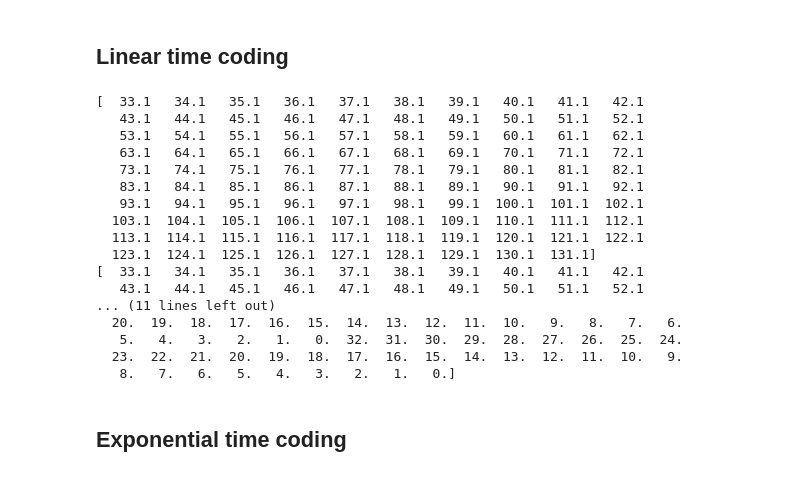
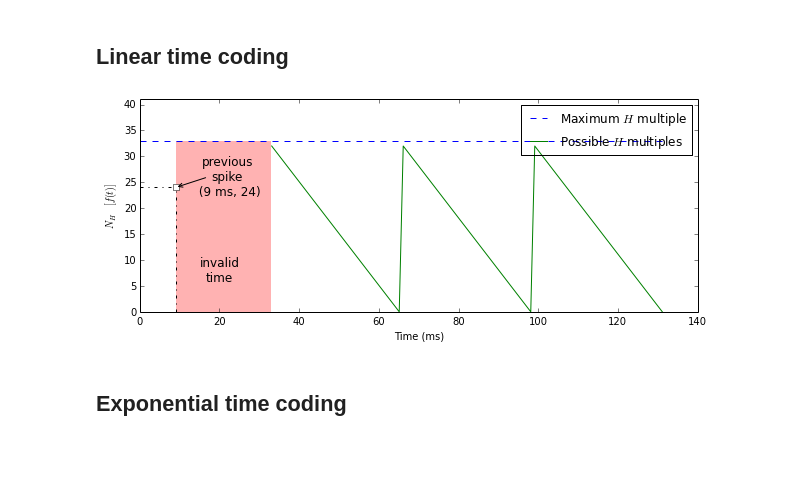
Before and after one commit to chanokin/dvs_emu_paper, a Jupyter notebook: pictures/value_updates_time.ipynb, the cells around one changed output. Drawn from its saved outputs; the diff is of its cells as text; code cells hidden in the pictures.

```diff
--- a/pictures/value_updates_time.ipynb
+++ b/pictures/value_updates_time.ipynb
@@ -17,55 +18,44 @@ n_b = period
 w_b = period/n_b
 max_val = period
 prev_h = period - prev_t
 
 end_t = 4*period
 start_t = period
 now_t = numpy.arange(start_t, end_t) + 0.1
-print now_t
+#print now_t
 diff_t = now_t - (prev_t - (n_b - prev_h*w_b))
-print diff_t
+#diff_t = now_t - (prev_t + prev_h*w_b)
+#print diff_t
 n_h_now = numpy.floor(n_b - numpy.mod(diff_t, period)/w_b)
-print n_h_now
-fig_linear = pylab.figure()
+#n_h_now = numpy.floor(n_b - diff_t//w_b)
+#print n_h_now
+fig_linear = pylab.figure(figsize=(10,4.5))
+#pylab.axis('equal')
 ax = fig_linear.add_subplot(111)
+
 #ax.text(2, 6, r'an equation: $E=mc^2$', fontsize=15)
 ax.text(20, 6, 'invalid\ntime', fontsize=12, horizontalalignment='center')
-ax.text(prev_t+13, prev_h, 'previous\nspike\n (%d ms, %d)'%(prev_t, prev_h), fontsize=12, horizontalalignment='center')
+ax.text(prev_t+13, prev_h-1.5, 'previous\nspike\n (%d ms, %d)'%(prev_t, prev_h), fontsize=12, horizontalalignment='center')
 ax.annotate('', xy=(prev_t, prev_h), xytext=(prev_t+8, prev_h+2),
             horizontalalignment='center',
             verticalalignment='center',
             arrowprops=dict(arrowstyle="->", connectionstyle="arc3"))
 axes = pylab.gca()
 axes.set_ylim([0,max_val + 8])
+axes.set_aspect(1.3)
 pylab.bar(prev_t, max_val, start_t - prev_t, color=(1., 0., 0., 0.3), linewidth=0.)
 pylab.plot([0, end_t], [max_val, max_val], 'b--', label=r'Maximum $H$ multiple')
 pylab.plot([prev_t, prev_t], [0, prev_h], '-.k')
 pylab.plot([0, prev_t], [prev_h, prev_h], '-.k')
 pylab.plot([prev_t], [prev_h], 'sk', markerfacecolor='white')
 pylab.plot(now_t, n_h_now, 'g', label=r'Possible $H$ multiples')
 #pylab.plot([period, period], [0, max_val])
 pylab.legend()
 pylab.xlabel("Time (ms)")
 pylab.ylabel(r'$N_H \; [f(t)]$')
 pylab.show()
 # %% [output]
-[  33.1   34.1   35.1   36.1   37.1   38.1   39.1   40.1   41.1   42.1
-   43.1   44.1   45.1   46.1   47.1   48.1   49.1   50.1   51.1   52.1
-   53.1   54.1   55.1   56.1   57.1   58.1   59.1   60.1   61.1   62.1
-   63.1   64.1   65.1   66.1   67.1   68.1   69.1   70.1   71.1   72.1
-   73.1   74.1   75.1   76.1   77.1   78.1   79.1   80.1   81.1   82.1
-   83.1   84.1   85.1   86.1   87.1   88.1   89.1   90.1   91.1   92.1
-   93.1   94.1   95.1   96.1   97.1   98.1   99.1  100.1  101.1  102.1
-  103.1  104.1  105.1  106.1  107.1  108.1  109.1  110.1  111.1  112.1
-  113.1  114.1  115.1  116.1  117.1  118.1  119.1  120.1  121.1  122.1
-  123.1  124.1  125.1  126.1  127.1  128.1  129.1  130.1  131.1]
-[  33.1   34.1   35.1   36.1   37.1   38.1   39.1   40.1   41.1   42.1
-   43.1   44.1   45.1   46.1   47.1   48.1   49.1   50.1   51.1   52.1
-... (11 lines left out)
-  20.  19.  18.  17.  16.  15.  14.  13.  12.  11.  10.   9.   8.   7.   6.
-   5.   4.   3.   2.   1.   0.  32.  31.  30.  29.  28.  27.  26.  25.  24.
-  23.  22.  21.  20.  19.  18.  17.  16.  15.  14.  13.  12.  11.  10.   9.
-   8.   7.   6.   5.   4.   3.   2.   1.   0.]
+[figure, added]
 # %% [markdown]
 ## Exponential time coding
 # %%
```
Also changed, not shown: parts of 2 cells of this notebook, 11 other files.
